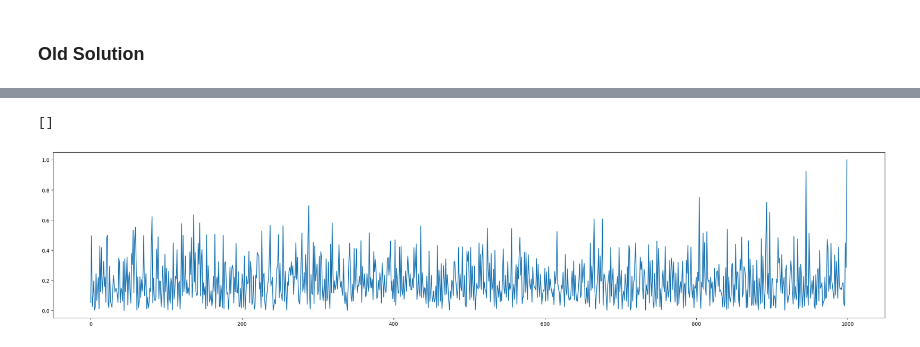
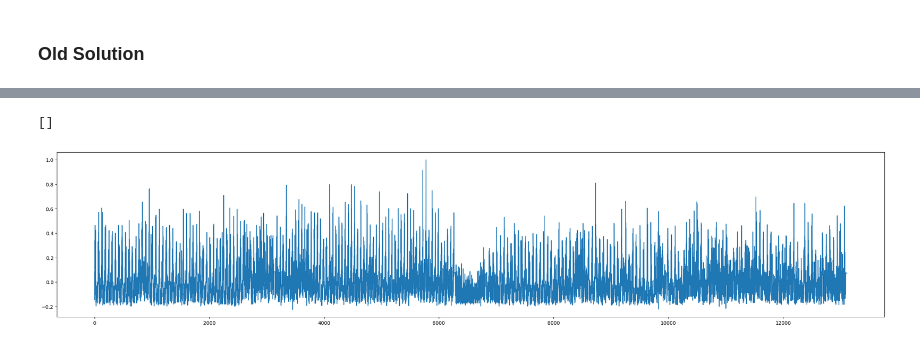
Before and after one commit to DavidN0809/AI-Assisted-Gait-Restoration-for-Disabled-Individuals, a Jupyter notebook: cvs_preprocess.ipynb, the cells around one changed output, grey strips where cells are left out. Cells and saved outputs as stored; diff of their text form; code cells hidden in the pictures.

```diff
--- a/cvs_preprocess.ipynb
+++ b/cvs_preprocess.ipynb
@@ -41,7 +41,7 @@ class Configuration:
         self.dr = dataRange
         self.csv_name = "Gabe_5min_walk1.csv"
 
-config = Configuration(root="datasets", scaling=10000, dataRange= slice(125, -325))
+config = Configuration(root=r"M:/Datasets/shock_walk", scaling=10000, dataRange= slice(100, -1))
 # %% [markdown]
 ### Old Solution
 # %%
@@ -86,31 +96,0 @@ ParserError: Error tokenizing data. C error: Calling read(nbytes) on source fail
-# %%
-new_csv = {}
-file_path = r"/".join([config.raw, config.csv_name])
-df = pd.read_csv(file_path)
-df = df.drop(df.columns[0::2], axis=1)
-display(df)
-new_csv = {}
-
-for i, column in enumerate(df.columns):
-    print(column)
-
-    nEmg = df[column].values
-
-    nEmg = replace_outliers_zscore(nEmg, threshold=4)
-    print(len(nEmg))
-    nEmg = average_window(nEmg, np.mean)
-    print(len(nEmg))
-    nEmg = normalize(nEmg)
-    print(len(nEmg))
-
-    nEmg = abs(nEmg)
-    print(len(nEmg))
-
-    nEmg = standardize(nEmg)
-    print(len(nEmg))
-
-    new_csv[column] = nEmg
-    break
-
-new_csv = pd.DataFrame(new_csv) # .to_csv(r"/".join([config.processed, "total.csv"]), index=False)
-display(new_csv)
@@ -150,11 +106,11 @@ L_Quad: EMG 1 (IM) [V]
 # %%
 plt.figure(figsize=(30, 6), dpi=100)
 # print(df.iloc[:,0].values)
-plt.plot(new_csv.iloc[:,1].values)
+plt.plot(new_csv.iloc[:,7].values)
 plt.plot()
 # %% [output]
 []
-[figure, old version]
+[figure, new version]
 # %%
 plt.figure(figsize=(30, 6), dpi=100)
 plt.plot(new_csv[list(new_csv.keys())[0]])
```
Also changed, not shown: parts of 5 cells of this notebook, 1 other file.
